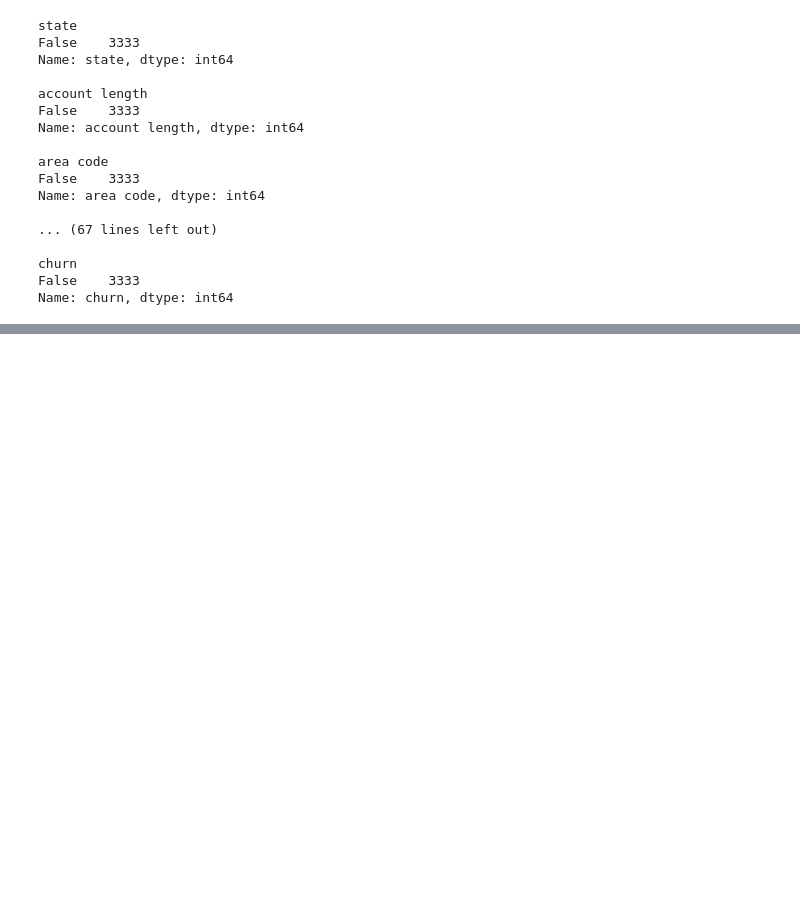
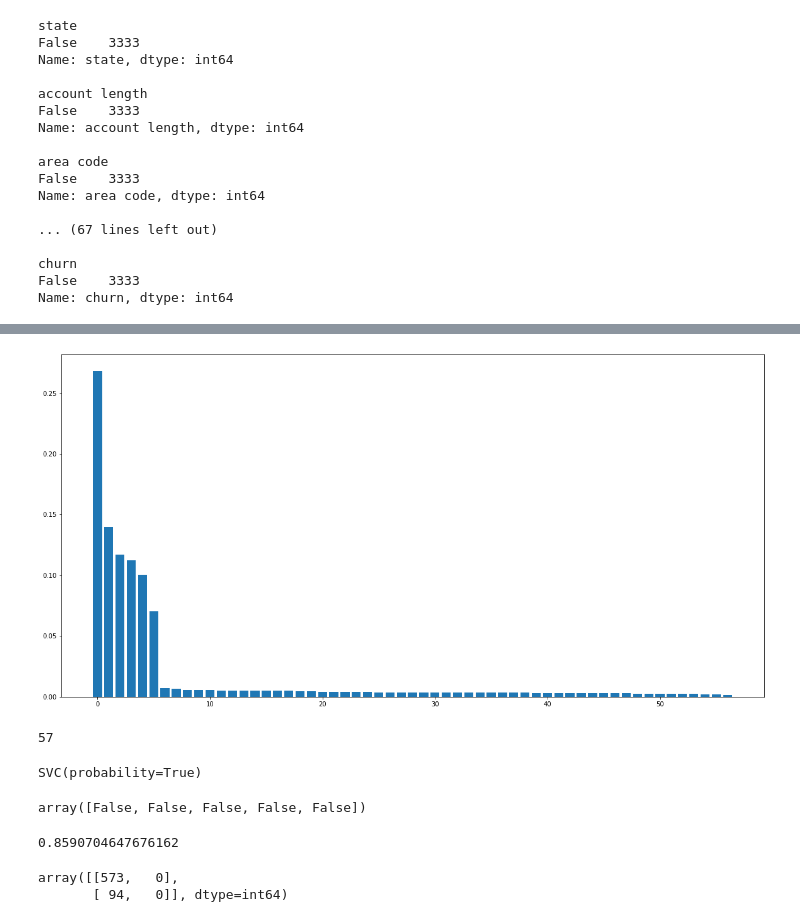
Before and after one commit to Drakunal/Advanced-Analytics, a Jupyter notebook: Mobile Analytics/Lab 5/Lab 5.ipynb, the cells around one changed output, grey strips where cells are left out. Saved outputs shown, nothing was run; the diff lists cells and outputs as text; code cells hidden in the pictures; blank space fills up the shorter version.

```diff
--- a/Mobile Analytics/Lab 5/Lab 5.ipynb
+++ b/Mobile Analytics/Lab 5/Lab 5.ipynb
@@ -43,0 +94,11 @@ Name: churn, dtype: int64
+# %%
+# update state with one hot coding
+X=pd.get_dummies(X, columns=["state"])
+# make sure i am using feature set values
+X=X.values
+# preprocess to update str variables to numerical variables
+from sklearn import preprocessing
+international_plan=preprocessing.LabelEncoder()
+international_plan.fit(["no", "yes"])
+X[:,1] = international_plan.transform(X[:,1])
+print(X)
@@ -43,0 +178,3 @@ Name: churn, dtype: int64
+# %%
+# looking at the importance of each feature
+importances=rf_model.feature_importances_
@@ -43,0 +194,37 @@ Name: churn, dtype: int64
+# %%
+# visualize to see the feature importance
+indices=np.argsort(importances)[::-1]
+plt.figure(figsize=(20,10))
+plt.bar(range(X.shape[1]), importances[indices])
+plt.show()
+X.shape[1]
+# %% [output]
+[figure, added]
+57
+# %%
+
+# creating the svm model and fitting training set
+# make sure to update probability to True for proabbility evaluation
+from sklearn.svm import SVC
+svc_model=SVC(probability=True)
+svc_model.fit(X_trainset, y_trainset)
+# %% [output]
+SVC(probability=True)
+# %%
+svc_pred = svc_model.predict(X_testset)
+svc_pred[0:5]
+# %% [output]
+array([False, False, False, False, False])
+# %%
+# look at the accuracy score
+svc_model.score(X_testset, y_testset)
+metrics.accuracy_score(y_testset, svc_pred)
+# %% [output]
+0.8590704647676162
+# %%
+# Look at the confusion matrix
+from sklearn.metrics import confusion_matrix
+confusion_matrix(y_testset, svc_pred)
+# %% [output]
+array([[573,   0],
+       [ 94,   0]], dtype=int64)
```
Also changed, not shown: parts of 12 cells of this notebook.
